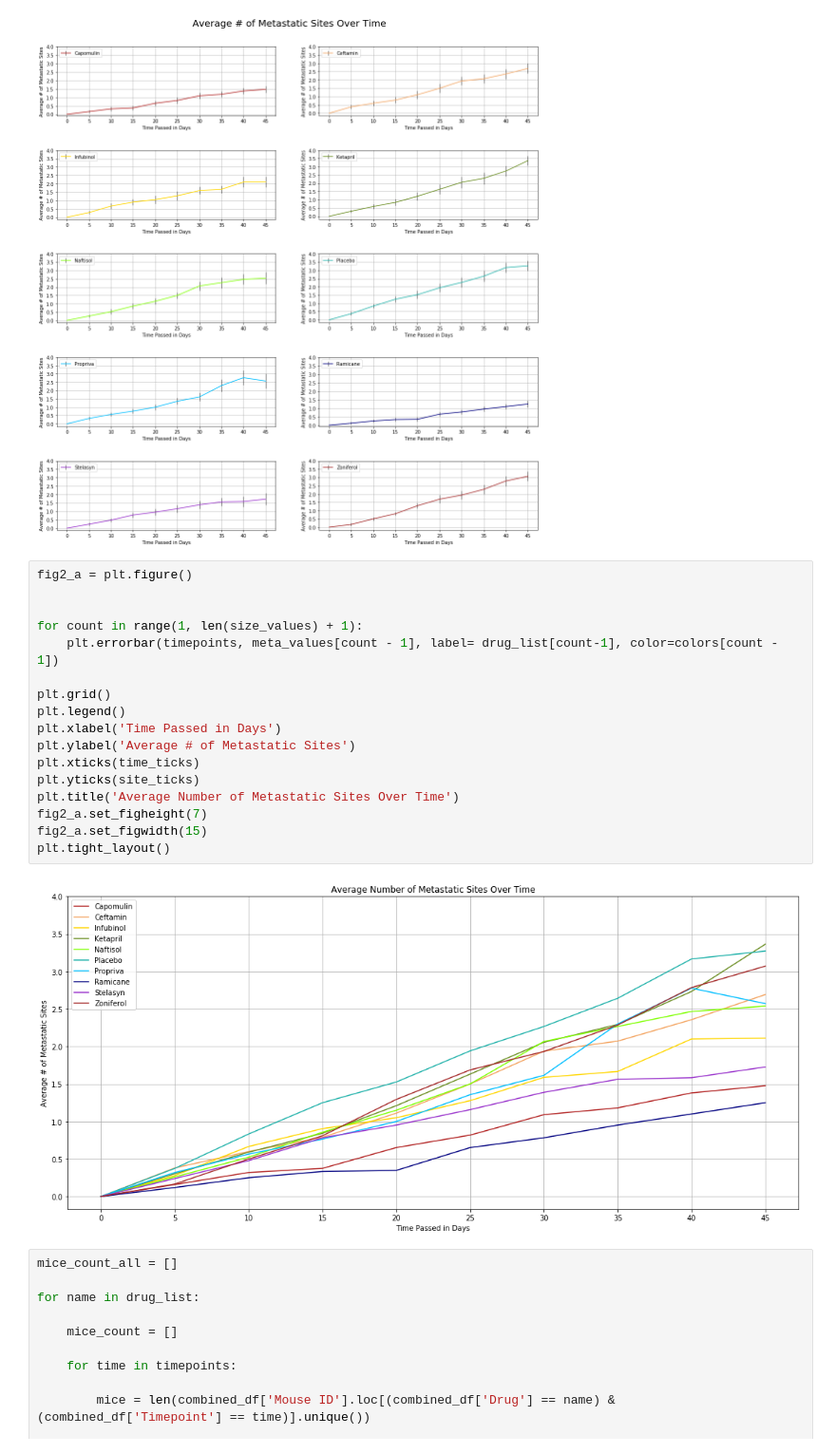
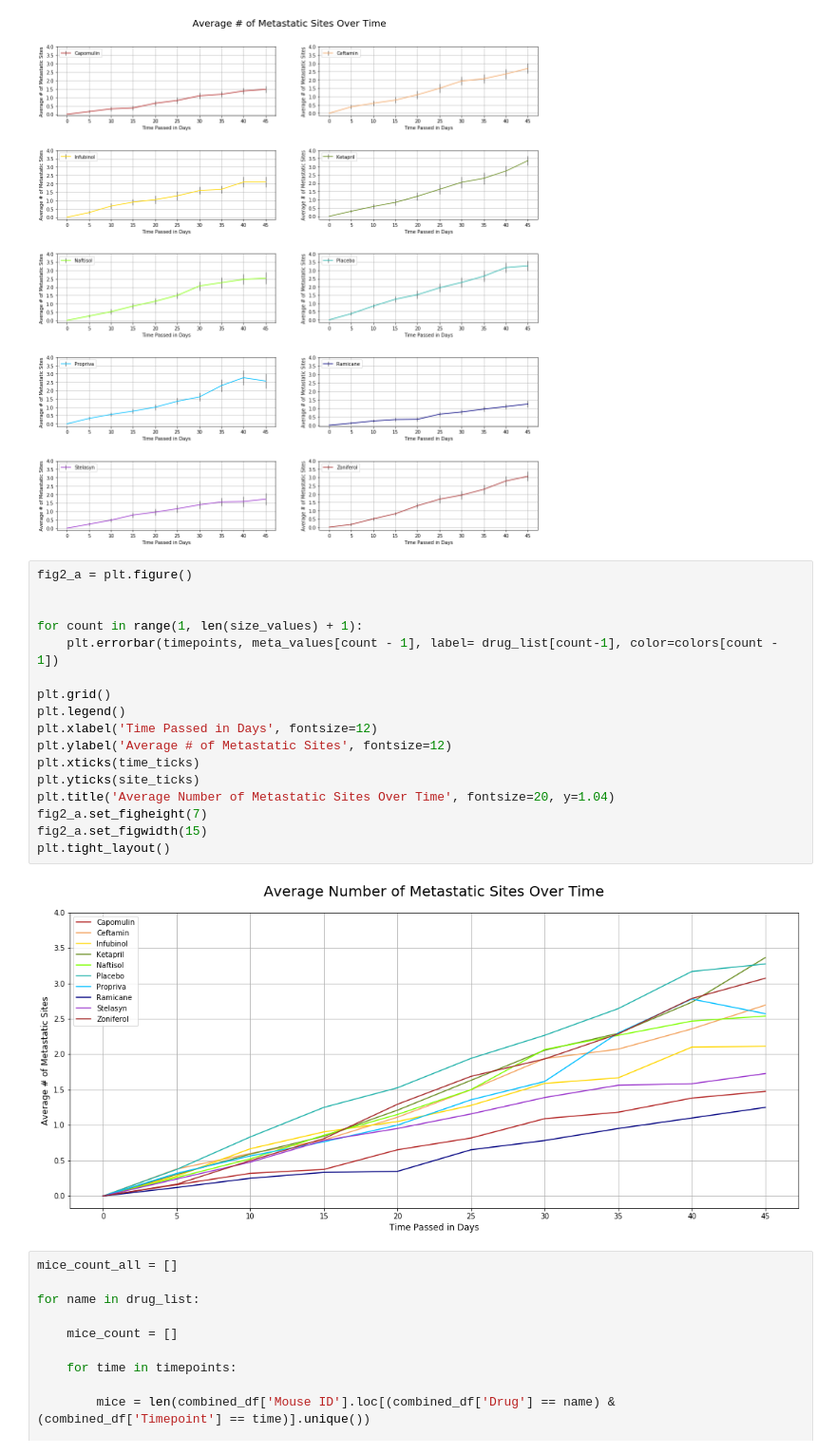
Before and after one commit to willdoucet/Classwork, a Jupyter notebook: Homework 5/Pymaceuticals/pymaceuticals_starter.ipynb, the cells around one changed output. Shown at 95% size. Saved outputs shown, nothing was run; the diff lists cells and outputs as text.

```diff
--- a/Homework 5/Pymaceuticals/pymaceuticals_starter.ipynb
+++ b/Homework 5/Pymaceuticals/pymaceuticals_starter.ipynb
@@ -150,22 +148,22 @@ plt.subplots_adjust(hspace=.5, wspace=.2)
 # %%
 fig2_a = plt.figure()
 
 
 for count in range(1, len(size_values) + 1):
     plt.errorbar(timepoints, meta_values[count - 1], label= drug_list[count-1], color=colors[count - 1])
 
 plt.grid()
 plt.legend()
-plt.xlabel('Time Passed in Days')
-plt.ylabel('Average # of Metastatic Sites')
+plt.xlabel('Time Passed in Days', fontsize=12)
+plt.ylabel('Average # of Metastatic Sites', fontsize=12)
 plt.xticks(time_ticks)
 plt.yticks(site_ticks)
-plt.title('Average Number of Metastatic Sites Over Time')
+plt.title('Average Number of Metastatic Sites Over Time', fontsize=20, y=1.04)
 fig2_a.set_figheight(7)
 fig2_a.set_figwidth(15)
 plt.tight_layout()
 # %% [output]
-[figure, old version]
+[figure, new version]
 # %%
 mice_count_all = []
 
```
Also changed, not shown: parts of 1 cell of this notebook.
